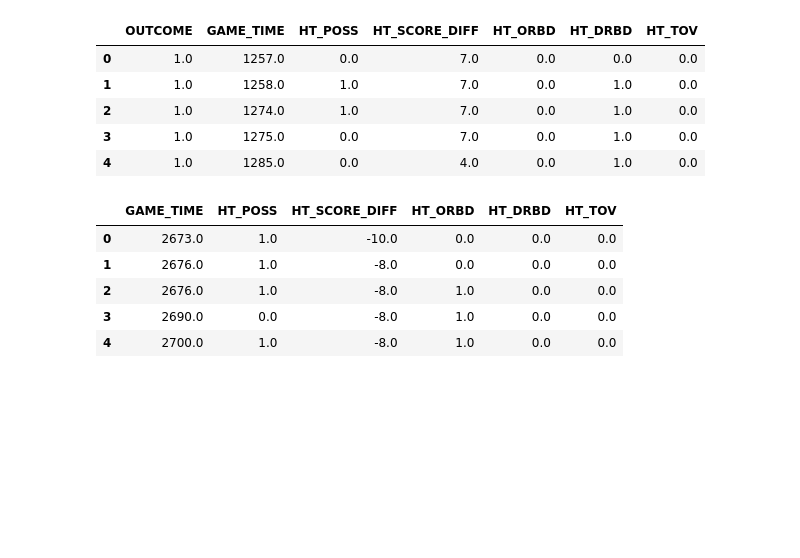
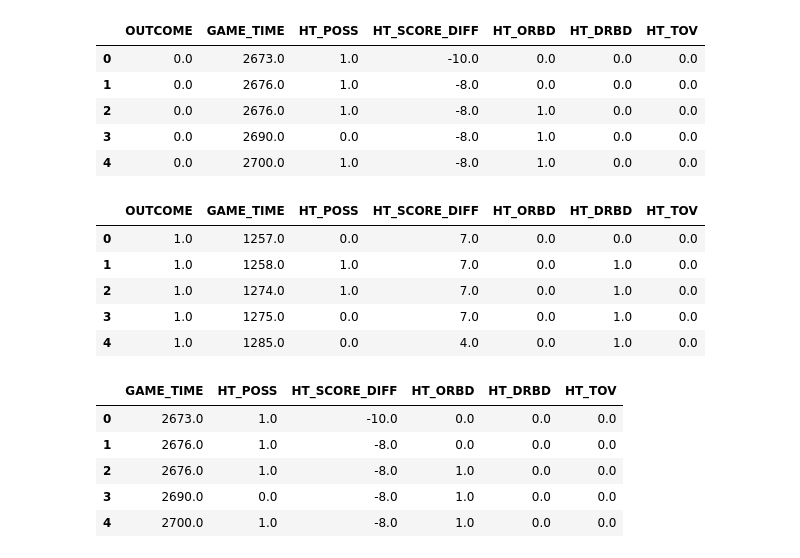
Before and after one commit to jormax14/the_degenerates, a Jupyter notebook: notebooks/dragan/nba_win_lose_predict.ipynb, the cells around one changed output. Cells and saved outputs as stored; diff of their text form; code cells hidden in the pictures; blank space fills up the shorter version.

```diff
--- a/notebooks/dragan/nba_win_lose_predict.ipynb
+++ b/notebooks/dragan/nba_win_lose_predict.ipynb
@@ -29,7 +58,15 @@ FileNotFoundError: [Errno 2] File b'data/2002.csv' does not exist: b'data/2002.c
 # %%
-# Show the first dataframe to see the column names
+# Load the first dataframe to see the column names
 
 df_2002.head(5).to_csv("data/dataframe.csv")
+df_2002.head()
+# %% [output]
+|  | OUTCOME | GAME_TIME | HT_POSS | HT_SCORE_DIFF | HT_ORBD | HT_DRBD | HT_TOV |
+| 0 | 0.0 | 2673.0 | 1.0 | -10.0 | 0.0 | 0.0 | 0.0 |
+| 1 | 0.0 | 2676.0 | 1.0 | -8.0 | 0.0 | 0.0 | 0.0 |
+| 2 | 0.0 | 2676.0 | 1.0 | -8.0 | 1.0 | 0.0 | 0.0 |
+| 3 | 0.0 | 2690.0 | 0.0 | -8.0 | 1.0 | 0.0 | 0.0 |
+| 4 | 0.0 | 2700.0 | 1.0 | -8.0 | 1.0 | 0.0 | 0.0 |
 # %%
 # Read in .csv files with data Season 2002-2014 for training
 
```
Also changed, not shown: parts of 9 cells of this notebook, 2 other files.
